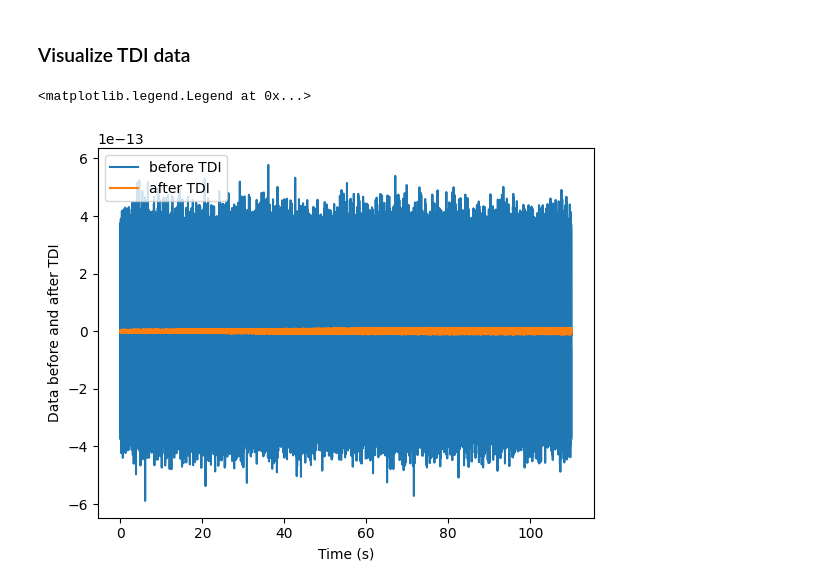
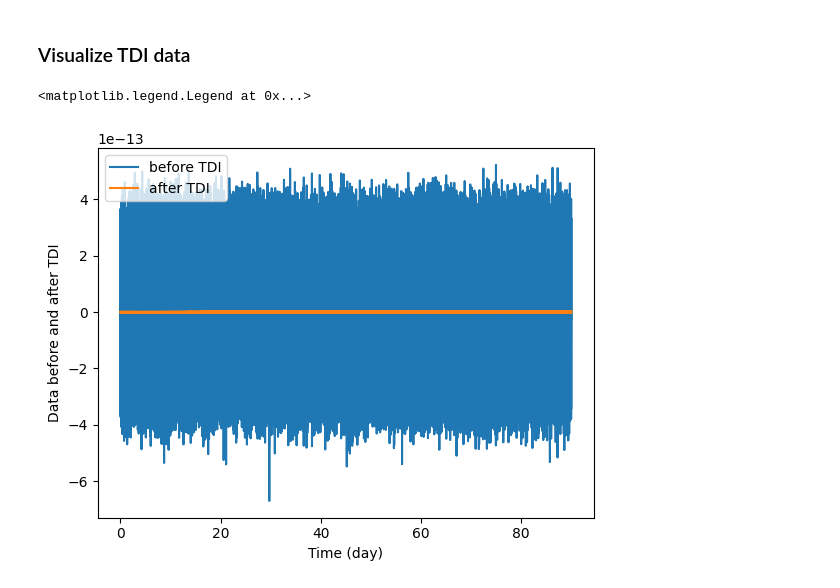
Before and after one commit to TriangleDataCenter/Triangle-Simulator, a Jupyter notebook: Tutorials/5_Demo_TDC_Data_Preprocessing.ipynb, the cells around one changed output. Cells and saved outputs as stored; diff of their text form; code cells hidden in the pictures.

```diff
--- a/Tutorials/5_Demo_TDC_Data_Preprocessing.ipynb
+++ b/Tutorials/5_Demo_TDC_Data_Preprocessing.ipynb
@@ -29,8 +31,7 @@ All the TDC data can be loaded as dictionaries, each containing 3 items:
 The default unit of data is fractional frequency difference (dimensionless).
 # %%
 # h5filename should be the path of TDC data
-# h5filename = "/Volumes/RubbishBin/TDC2_GWData/5_h5datasets/singlesource_dataset_mbhb_30dayfrom40day.h5"
-h5filename = "/Volumes/RubbishBin/TDC2_GWData/5_h5datasets/globalfit_dataset_mbhb_gb_sgwb.h5"
+h5filename = "/media/ps/One Touch/TDCII_Data/2_SingleSource_Dataset/data/MBHB_EHM.h5"
 with h5py.File(h5filename, "r") as h5file:
     data_dict = read_dict_from_h5(h5file["/"])
 data_dict
@@ -97,11 +97,11 @@ tdi.FastMichelson(channel="X")
 ### Visualize TDI data
 # %%
 plt.plot(data_dict["time"] / DAY, data_dict["eta"]["12"], label="before TDI")
-plt.plot(data_dict["time"][1500:-1500] / DAY, tdi.measurements["X2"][1500:-1500], label="after TDI")  # we drop 1500 seconds at the edges
-plt.xlabel("Time (s)")
+plt.plot(data_dict["time"][1500:-1500] / DAY, tdi.measurements["A2"][1500:-1500], label="after TDI")  # we drop 1500 seconds at the edges. Since the combination of TDI uses data at earlier time, results at the edges are invalid.
+plt.xlabel("Time (day)")
 plt.ylabel("Data before and after TDI")
 plt.legend(loc="upper left")
 # %% [output]
 <matplotlib.legend.Legend at 0x...>
-[figure, old version]
+[figure, new version]
 # %% [markdown]
```
Also changed, not shown: parts of 12 cells of this notebook.
